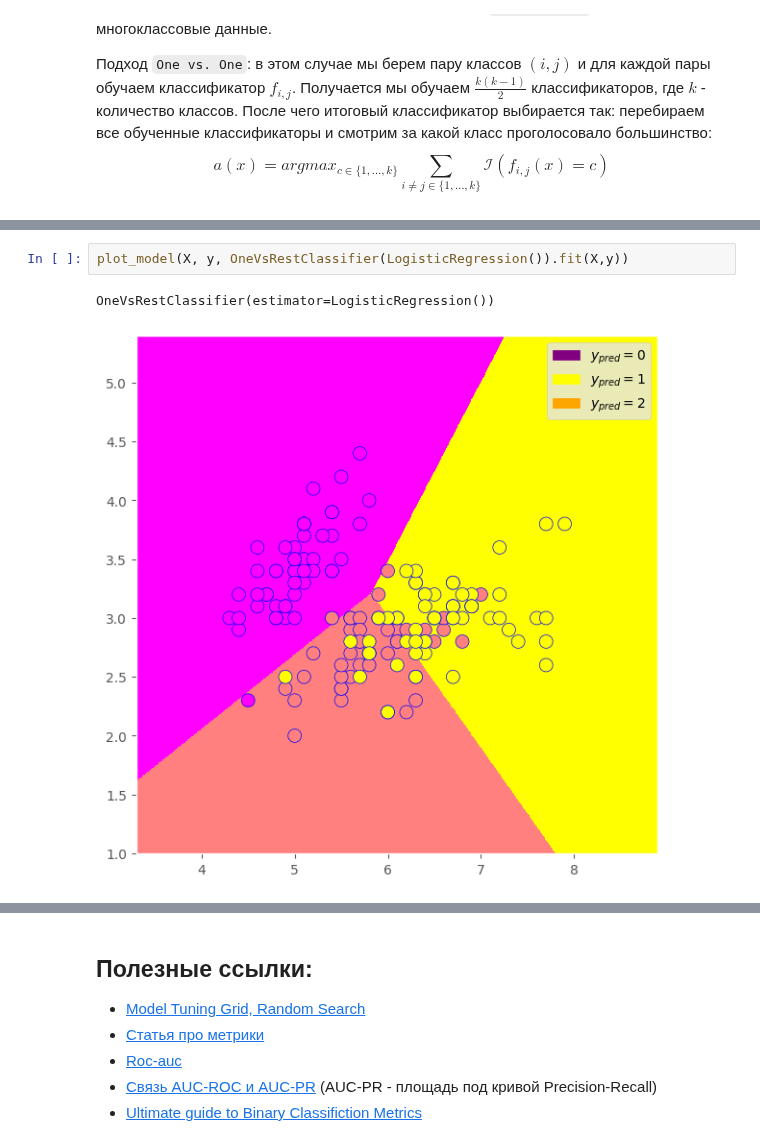
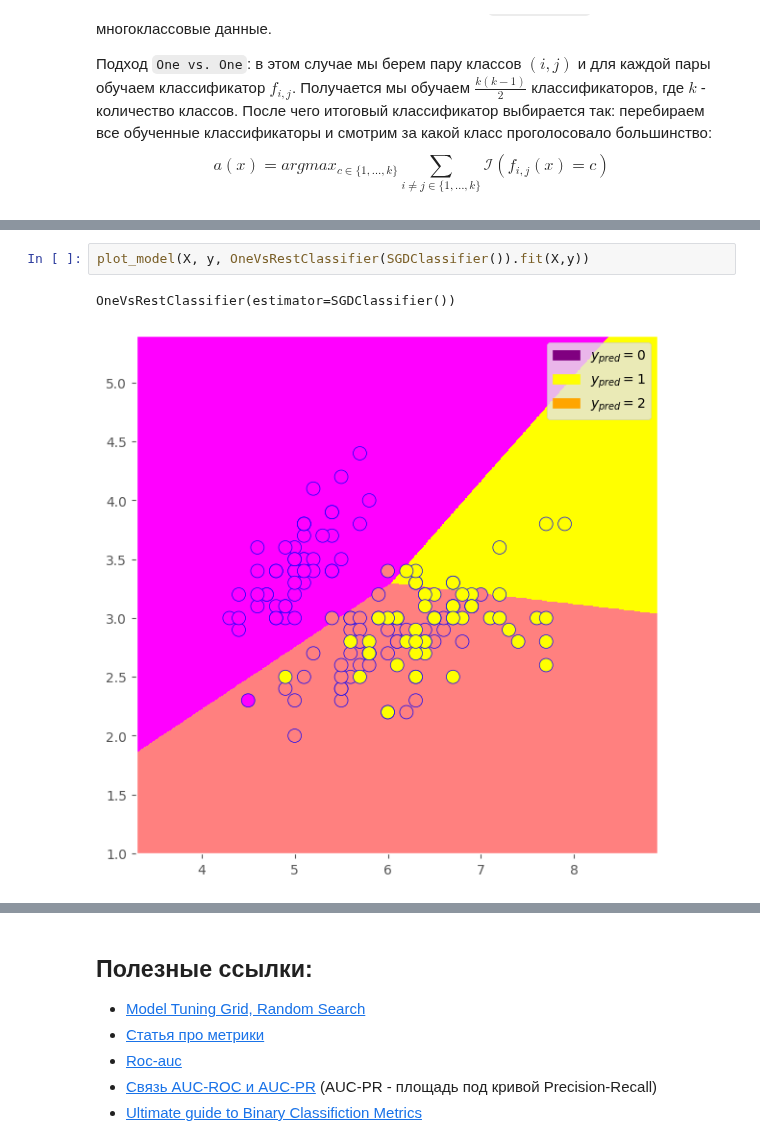
Before and after one commit to kokamido/ml2023, a Jupyter notebook: 03-Features/Metrics.ipynb, the cells around one changed output, grey strips where cells are left out. Cells and saved outputs as stored; diff of their text form.

```diff
--- a/03-Features/Metrics.ipynb
+++ b/03-Features/Metrics.ipynb
@@ -592,6 +592,6 @@ LogisticRegression()
 # %%
-plot_model(X, y, OneVsRestClassifier(LogisticRegression()).fit(X,y))
+plot_model(X, y, OneVsRestClassifier(SGDClassifier()).fit(X,y))
 # %% [output]
-OneVsRestClassifier(estimator=LogisticRegression())
+OneVsRestClassifier(estimator=SGDClassifier())
-[figure, old version]
+[figure, new version]
 # %%
```
Also changed, not shown: parts of 7 cells of this notebook, 1 other file.
